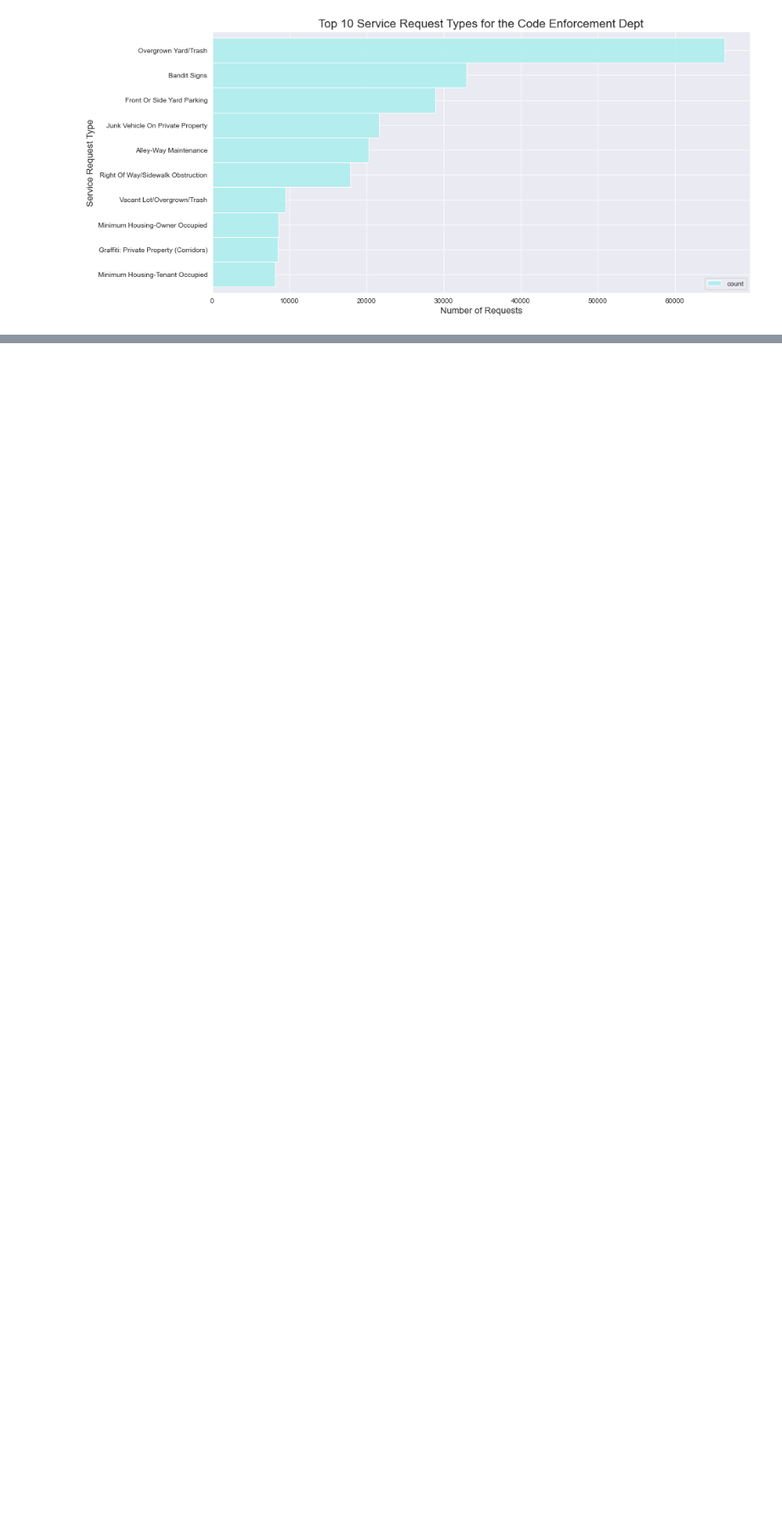
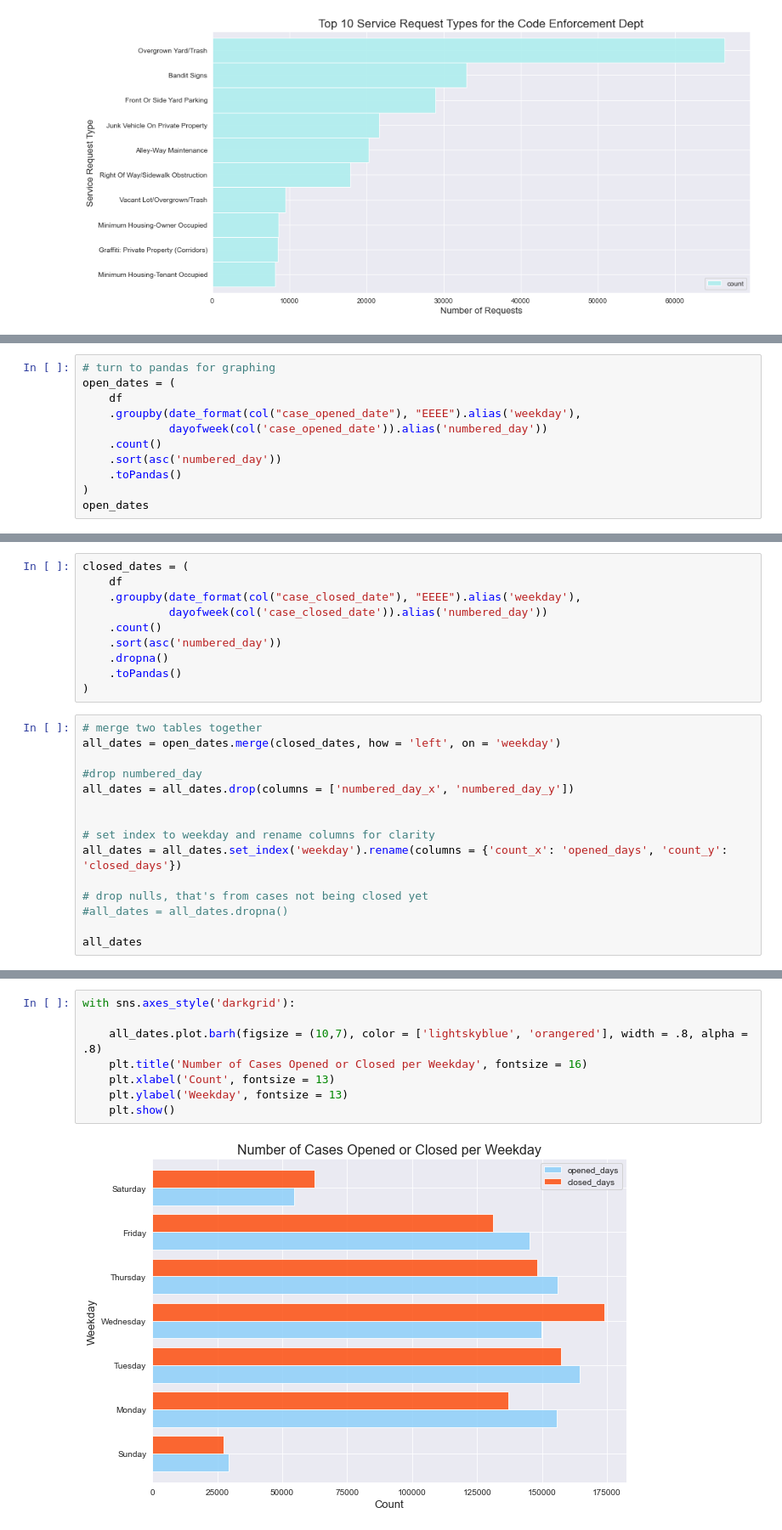
Before and after one commit to HeatherOrtegaMcMillan/spark-exercises, a Jupyter notebook: explore_spark.ipynb, the cells around one changed output, grey strips where cells are left out. Shown: that part at 85% size. Saved outputs shown, nothing was run; the diff lists cells and outputs as text; blank space fills up the shorter version.

```diff
--- a/explore_spark.ipynb
+++ b/explore_spark.ipynb
@@ -315,0 +413,11 @@ with sns.axes_style('darkgrid'):
+# %%
+# turn to pandas for graphing
+open_dates = (
+    df
+    .groupby(date_format(col("case_opened_date"), "EEEE").alias('weekday'),
+             dayofweek(col('case_opened_date')).alias('numbered_day'))
+    .count()
+    .sort(asc('numbered_day'))
+    .toPandas()
+)
+open_dates
@@ -315,0 +433,25 @@ with sns.axes_style('darkgrid'):
+# %%
+closed_dates = (
+    df
+    .groupby(date_format(col("case_closed_date"), "EEEE").alias('weekday'),
+             dayofweek(col('case_closed_date')).alias('numbered_day'))
+    .count()
+    .sort(asc('numbered_day'))
+    .dropna()
+    .toPandas()
+)
+# %%
+# merge two tables together
+all_dates = open_dates.merge(closed_dates, how = 'left', on = 'weekday')
+
+#drop numbered_day
+all_dates = all_dates.drop(columns = ['numbered_day_x', 'numbered_day_y'])
+
+
+# set index to weekday and rename columns for clarity
+all_dates = all_dates.set_index('weekday').rename(columns = {'count_x': 'opened_days', 'count_y': 'closed_days'})
+
+# drop nulls, that's from cases not being closed yet
+#all_dates = all_dates.dropna()
+
+all_dates
@@ -316 +468,11 @@ with sns.axes_style('darkgrid'):
+# %%
+with sns.axes_style('darkgrid'):
+
+    all_dates.plot.barh(figsize = (10,7), color = ['lightskyblue', 'orangered'], width = .8, alpha = .8)
+    plt.title('Number of Cases Opened or Closed per Weekday', fontsize = 16)
+    plt.xlabel('Count', fontsize = 13)
+    plt.ylabel('Weekday', fontsize = 13)
+    plt.show()
+# %% [output]
+[figure, added]
 # %% [markdown]
```
Also changed, not shown: parts of 26 cells of this notebook.
